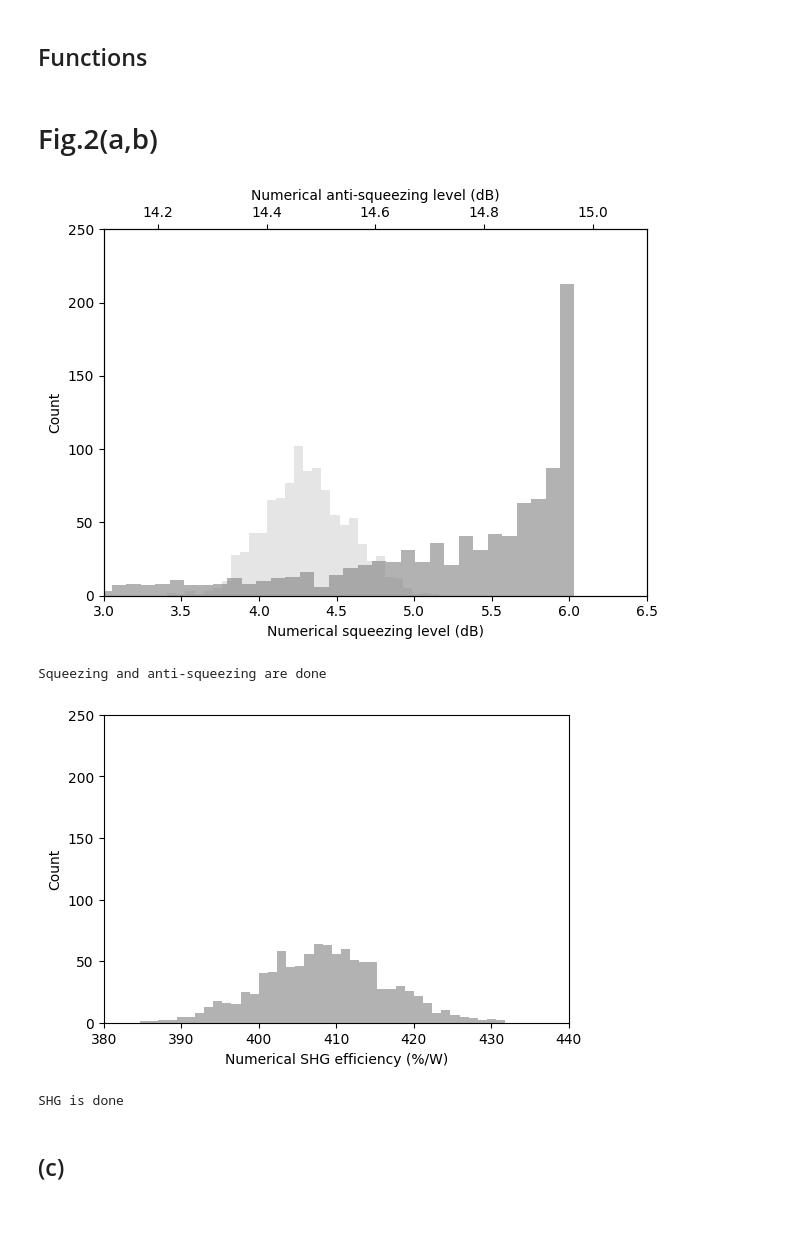
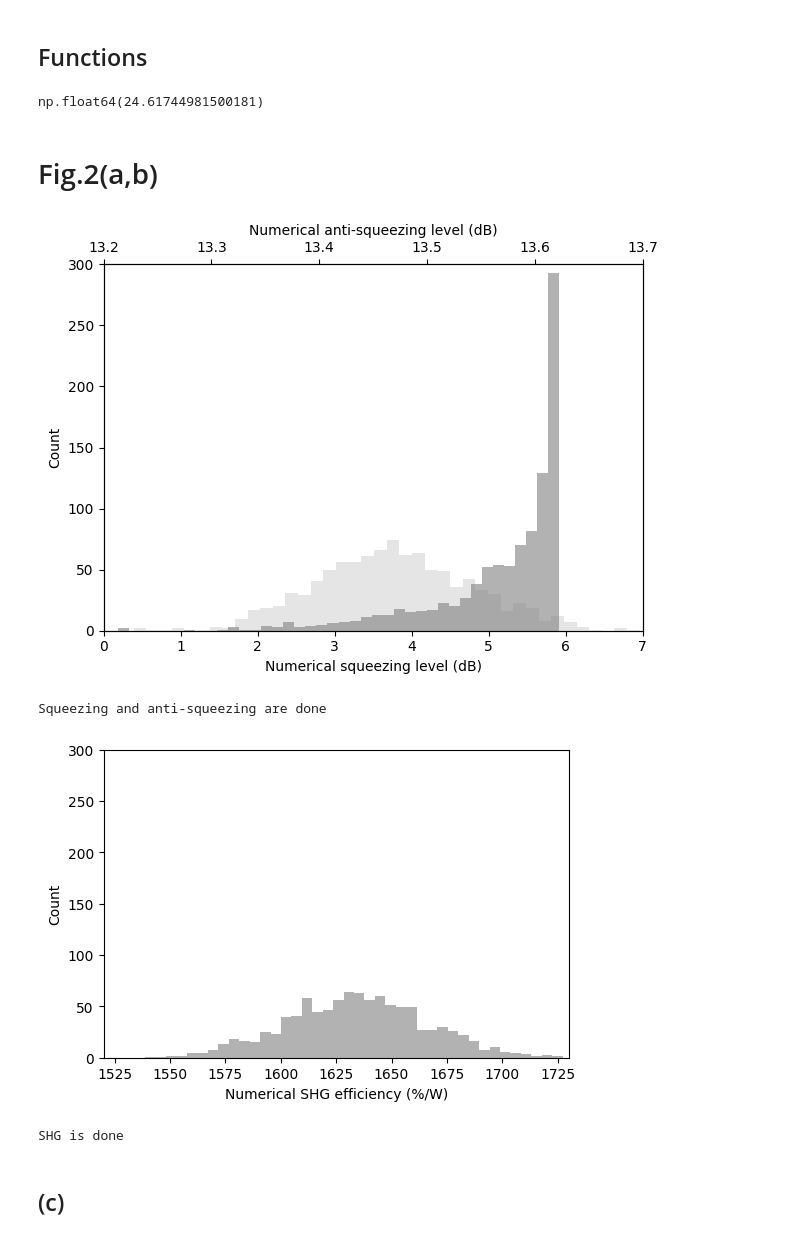
Before and after one commit to go705/BNOT_codes, a Jupyter notebook: BNOT_v2.ipynb, the cells around one changed output. Drawn from its saved outputs; the diff is of its cells as text; code cells hidden in the pictures.

```diff
--- a/BNOT_v2.ipynb
+++ b/BNOT_v2.ipynb
@@ -43,7 +43,7 @@ omega = 2*np.pi*c/lambda_omega
 k_omega = omega/c
 k_2omega = 2*omega/c
 
-g = 2*omega*d_eff/n_2omega/c*np.sqrt(hbar*omega*S_2omega/eps0/S_omega**2/L)
+g = 4*omega*d_eff/(n_omega*c) * np.sqrt(hbar*omega*S_2omega/(n_2omega*eps0*S_omega**2*L))
 
 Gamma_omega_dB = 5             # [dB/m]
 Gamma_2omega_dB = 10           # [dB/m]
@@ -130,6 +159,12 @@ def cost_fixed_alpha(params, asqz_numerical, sqz_numerical, shg_numerical, ppsqz
     term1 = ((sqz_pred - sqz_numerical) / sqz_numerical) ** 2
     term2 = ((shg_pred - shg_numerical) / shg_numerical) ** 2
     return term0 + term1 + weight*term2
+# %%
+P2w_on = (np.asarray(1) * 1e-3)   # W
+alpha = g*np.sqrt(L*P2w_on/(2*c*hbar*omega))  # [1/W]
+alpha
+# %% [output]
+np.float64(24.61744981500181)
 # %% [markdown]
 # Fig.2(a,b)
 # %%
@@ -167,55 +202,55 @@ shg_GT = epsilon_2**2*simulate_SHGeff(eta_1_true, eta_2_true, 0)    # %
 
 fig, ax1 = plt.subplots()
 # Bottom axis: squeezing
-ax1.hist(sqz_num_arr, bins=60, alpha=0.6, color='gray')
+ax1.hist(sqz_num_arr, bins=40, alpha=0.6, color='gray')
 # ax1.axvline(sqz_GT, linestyle='--', color='black')
 ax1.set_xlabel('Numerical squeezing level (dB)')
 ax1.set_ylabel('Count')
 ax1.tick_params(axis='x')
 ax1.spines['bottom']
-ax1.set_xlim(3, 6.5)
+ax1.set_xlim(0, 7)
 ax1.set_ylim(0, 250)
 
 
 # Top axis: anti-squeezing
 ax2 = ax1.twiny()
-ax2.hist(asqz_num_arr, bins=30, alpha=0.2, color='gray')
+ax2.hist(asqz_num_arr, bins=40, alpha=0.2, color='gray')
 # ax2.axvline(asqz_GT, linestyle='--', alpha=0.4, color='black')
 ax2.set_xlabel('Numerical anti-squeezing level (dB)')
 ax2.tick_params(axis='x')
 ax2.spines['top']
-ax2.set_xlim(14.1, 15.1)
-ax2.set_ylim(0, 250)
+ax2.set_xlim(13.2, 13.7)
+ax2.set_ylim(0, 300)
 plt.tight_layout()
 
 save_path = save_dir + "/Fig2a.png"
 os.makedirs(os.path.dirname(save_path), exist_ok=True)
 plt.savefig(save_path, dpi=1200)
 
 plt.show()
 
 print('Squeezing and anti-squeezing are done')
 
 # ---- Post-processing SHG results ----
 plt.figure(figsize=(6,4))
 counts, bins, _ = plt.hist(shg_num_arr, color='gray', bins=40, alpha=0.6)
 # plt.axvline(shg_GT, linestyle='--', color='black')
 plt.xlabel('Numerical SHG efficiency (%/W)')
 plt.ylabel('Count')
-plt.xlim(380, 440)
-plt.ylim(0, 250)
+plt.xlim(1520, 1730)
+plt.ylim(0, 300)
 
 save_path = save_dir+f"/Fig2b.png"
 os.makedirs(os.path.dirname(save_path), exist_ok=True)
 plt.savefig(save_path, dpi=1200)
 
 plt.show()
 
 print('SHG is done')
 # %% [output]
-[figure, old version]
+[figure, new version]
 Squeezing and anti-squeezing are done
-[figure, old version]
+[figure, new version]
 SHG is done
 # %% [markdown]
 ## (c)
```
Also changed, not shown: parts of 16 cells of this notebook, 23 other files.
